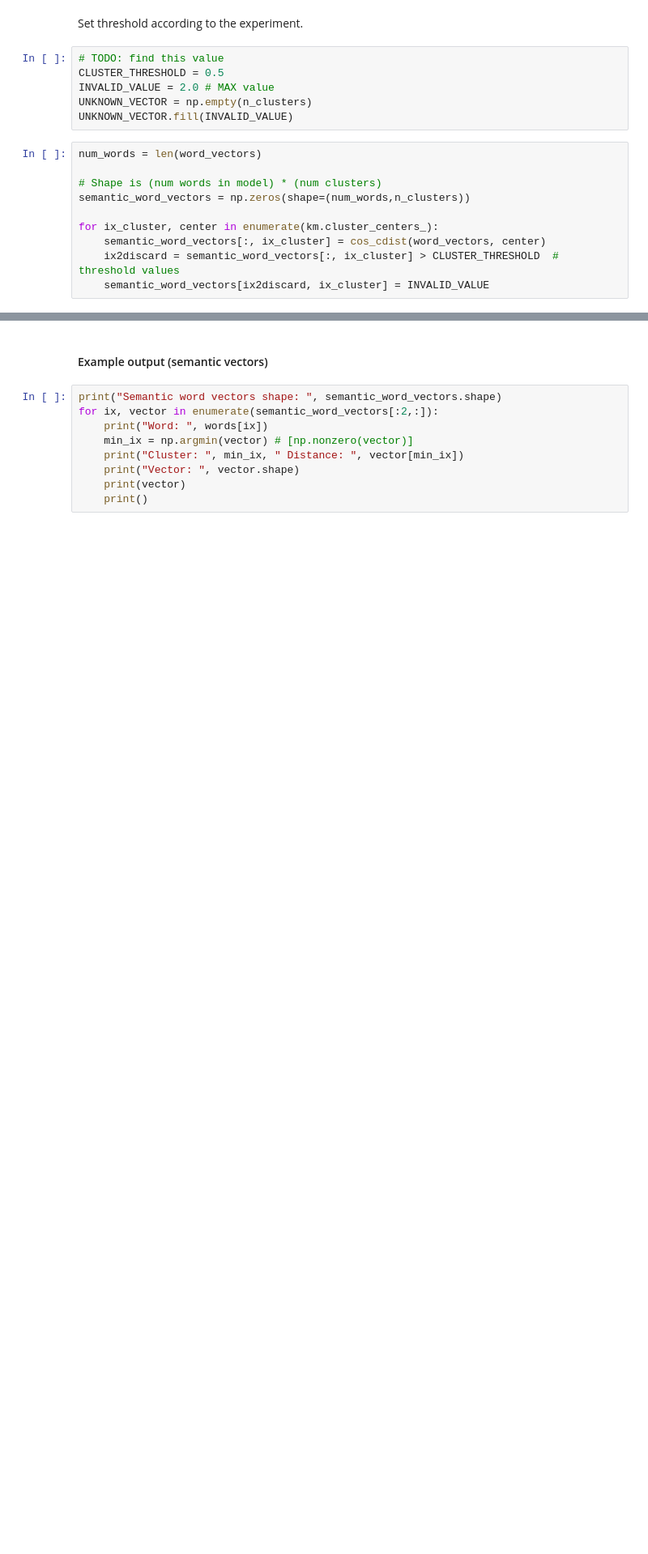
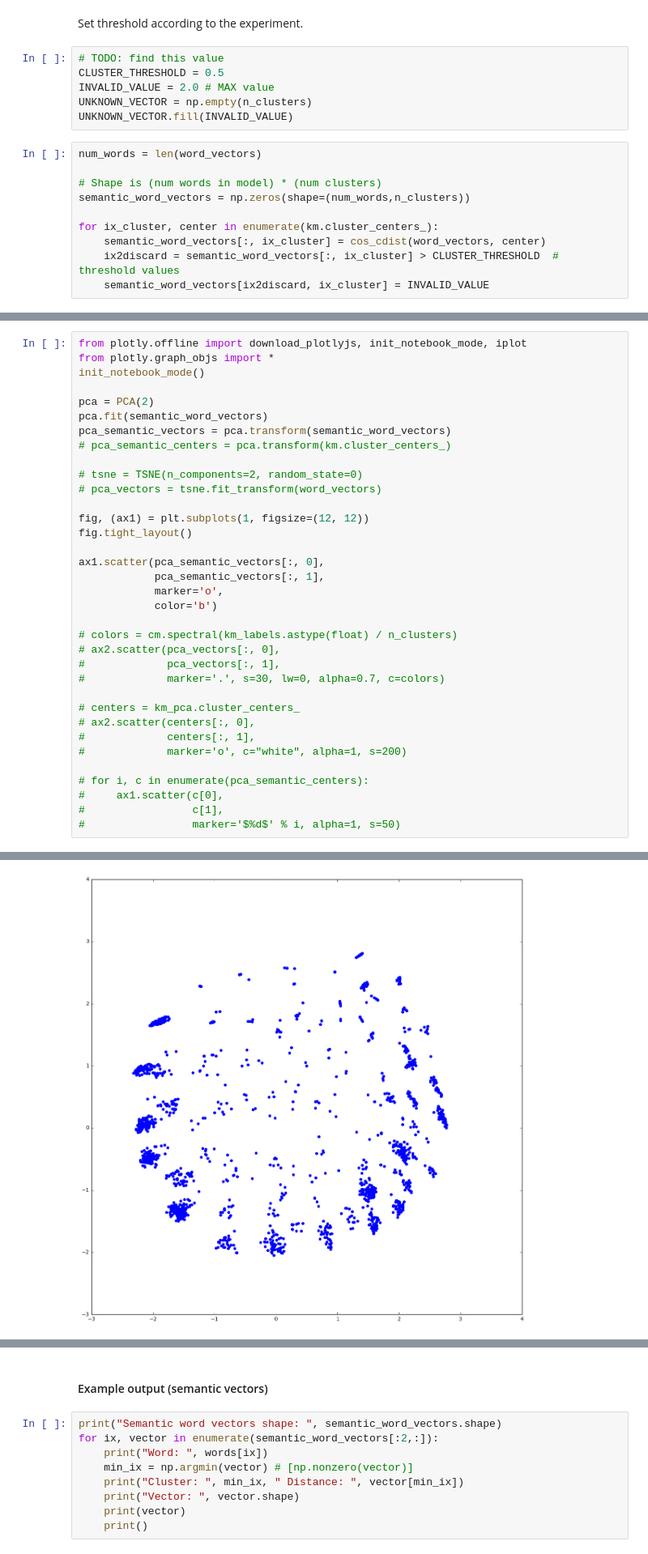
Before and after one commit to Semen52/nlp4u, a Jupyter notebook: models/notebooks/crisp_embedding_clustering.ipynb, the cells around one changed output, grey strips where cells are left out. Shown at 81% size. Saved outputs shown, nothing was run; the diff lists cells and outputs as text; blank space fills up the shorter version.

```diff
--- a/models/notebooks/crisp_embedding_clustering.ipynb
+++ b/models/notebooks/crisp_embedding_clustering.ipynb
@@ -213,0 +248,36 @@ for ix_cluster, center in enumerate(km.cluster_centers_):
+# %%
+from plotly.offline import download_plotlyjs, init_notebook_mode, iplot
+from plotly.graph_objs import *
+init_notebook_mode()
+
+pca = PCA(2)
+pca.fit(semantic_word_vectors)
+pca_semantic_vectors = pca.transform(semantic_word_vectors)
+# pca_semantic_centers = pca.transform(km.cluster_centers_)
+
+# tsne = TSNE(n_components=2, random_state=0)
+# pca_vectors = tsne.fit_transform(word_vectors)
+
+fig, (ax1) = plt.subplots(1, figsize=(12, 12))
+fig.tight_layout()
+
+ax1.scatter(pca_semantic_vectors[:, 0],
+            pca_semantic_vectors[:, 1],
+            marker='o',
+            color='b')
+
+# colors = cm.spectral(km_labels.astype(float) / n_clusters)
+# ax2.scatter(pca_vectors[:, 0],
+#             pca_vectors[:, 1],
+#             marker='.', s=30, lw=0, alpha=0.7, c=colors)
+
+# centers = km_pca.cluster_centers_
+# ax2.scatter(centers[:, 0],
+#             centers[:, 1],
+#             marker='o', c="white", alpha=1, s=200)
+
+# for i, c in enumerate(pca_semantic_centers):
+#     ax1.scatter(c[0],
+#                 c[1],
+#                 marker='$%d$' % i, alpha=1, s=50)
+# %% [output]
@@ -213,0 +286 @@ for ix_cluster, center in enumerate(km.cluster_centers_):
+[figure, added]
```
Also changed, not shown: parts of 17 cells of this notebook, 3 other files.
